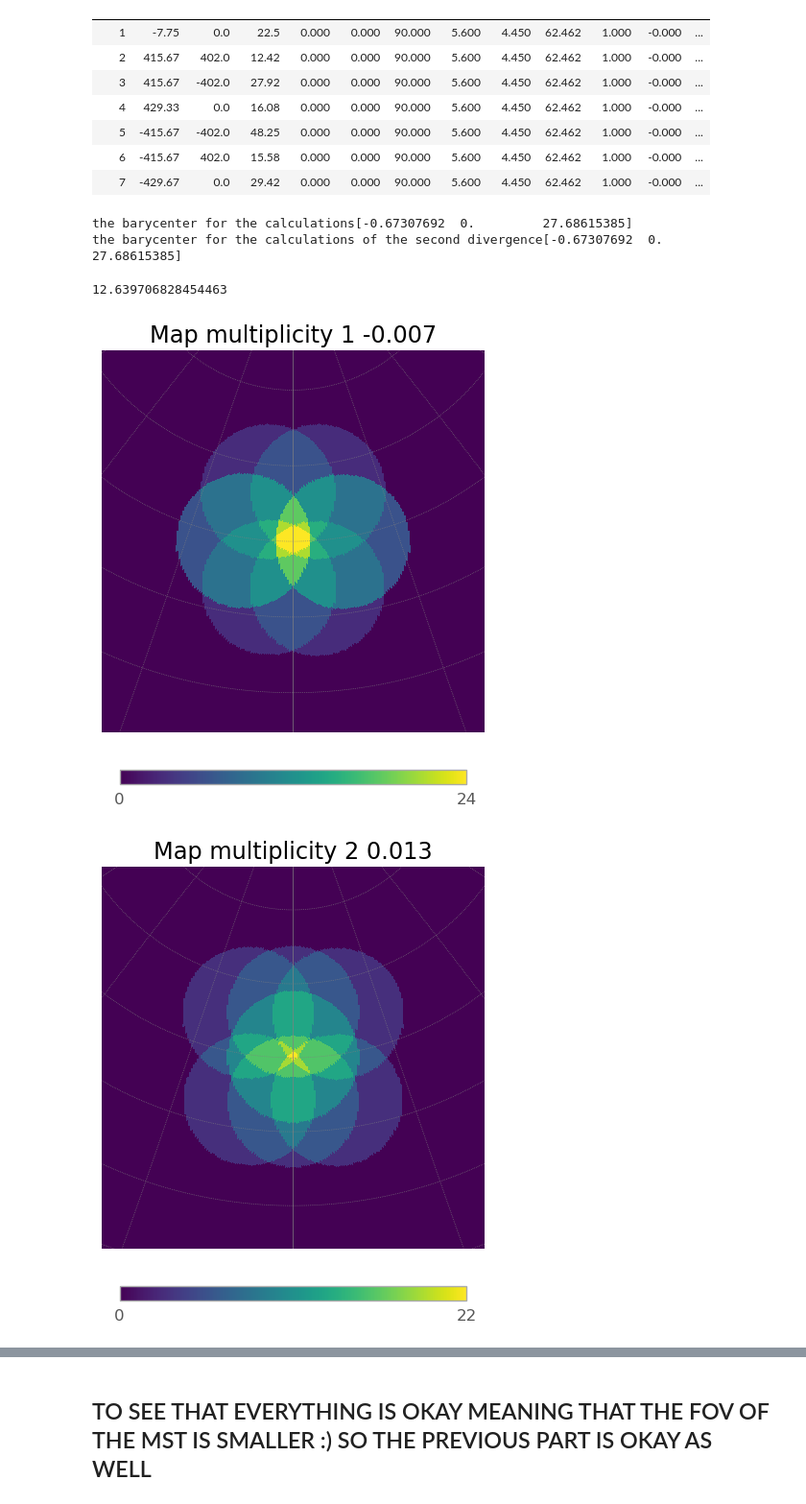
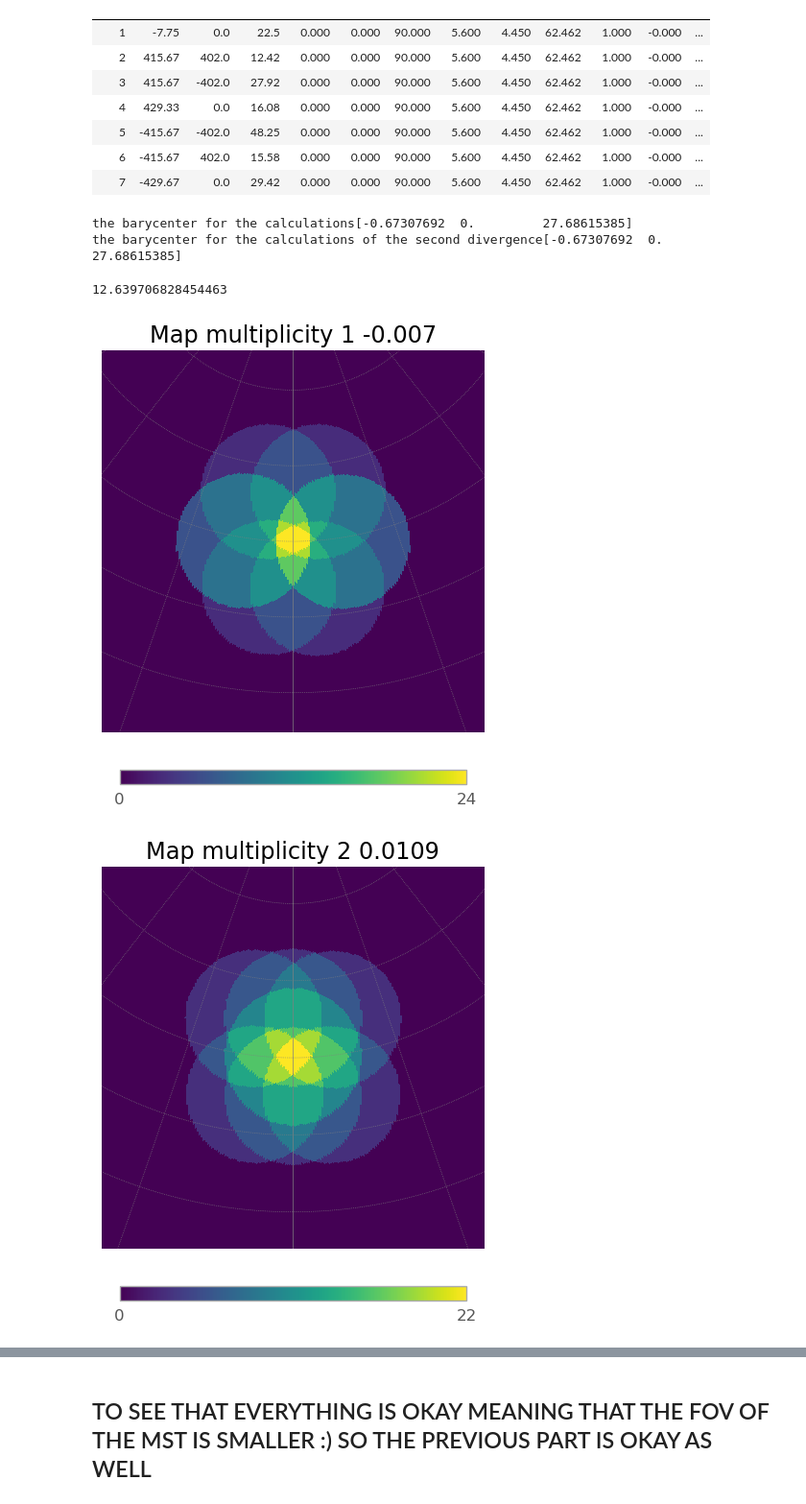
Before and after one commit to SamantaMorales/divtel, a Jupyter notebook: Combination_of_SST_and_MST.ipynb, the cells around one changed output, grey strips where cells are left out. Shown at 96% size. Saved outputs shown, nothing was run; the diff lists cells and outputs as text; code cells hidden in the pictures.

```diff
--- a/Combination_of_SST_and_MST.ipynb
+++ b/Combination_of_SST_and_MST.ipynb
@@ -422,11 +422,11 @@ Table length=7
 | 6 | -415.67 | 402.0 | 15.58 | 0.000 | 0.000 | 90.000 | 5.600 | 4.450 | 62.462 | 1.000 | -0.000 | ... |
 | 7 | -429.67 | 0.0 | 29.42 | 0.000 | 0.000 | 90.000 | 5.600 | 4.450 | 62.462 | 1.000 | -0.000 | ... |
 # %%
-SST_config_conv.divergent_pointing_2_div(tel_group_2=SST_config_div, complete_array=full_array_config_SST, div1=-0.007, div2=0.013, az=0, alt=70)
+SST_config_conv.divergent_pointing_2_div(tel_group_2=SST_config_div, complete_array=full_array_config_SST, div1=-0.007, div2=0.0109, az=0, alt=70)
 SST_config_conv.multiplicity_plot_2_div(SST_config_div, subarray_mult_1=number_of_telescopes_config_SST_first_half, subarray_mult_2=number_of_telescopes_config_SST_second_half)
 # %% [output]
 the barycenter for the calculations[-0.67307692  0.         27.68615385]
 the barycenter for the calculations of the second divergence[-0.67307692  0.         27.68615385]
 12.639706828454463
 [figure]
-[figure, old version]
+[figure, new version]
```
Also changed, not shown: parts of 6 cells of this notebook, 1 other file.
